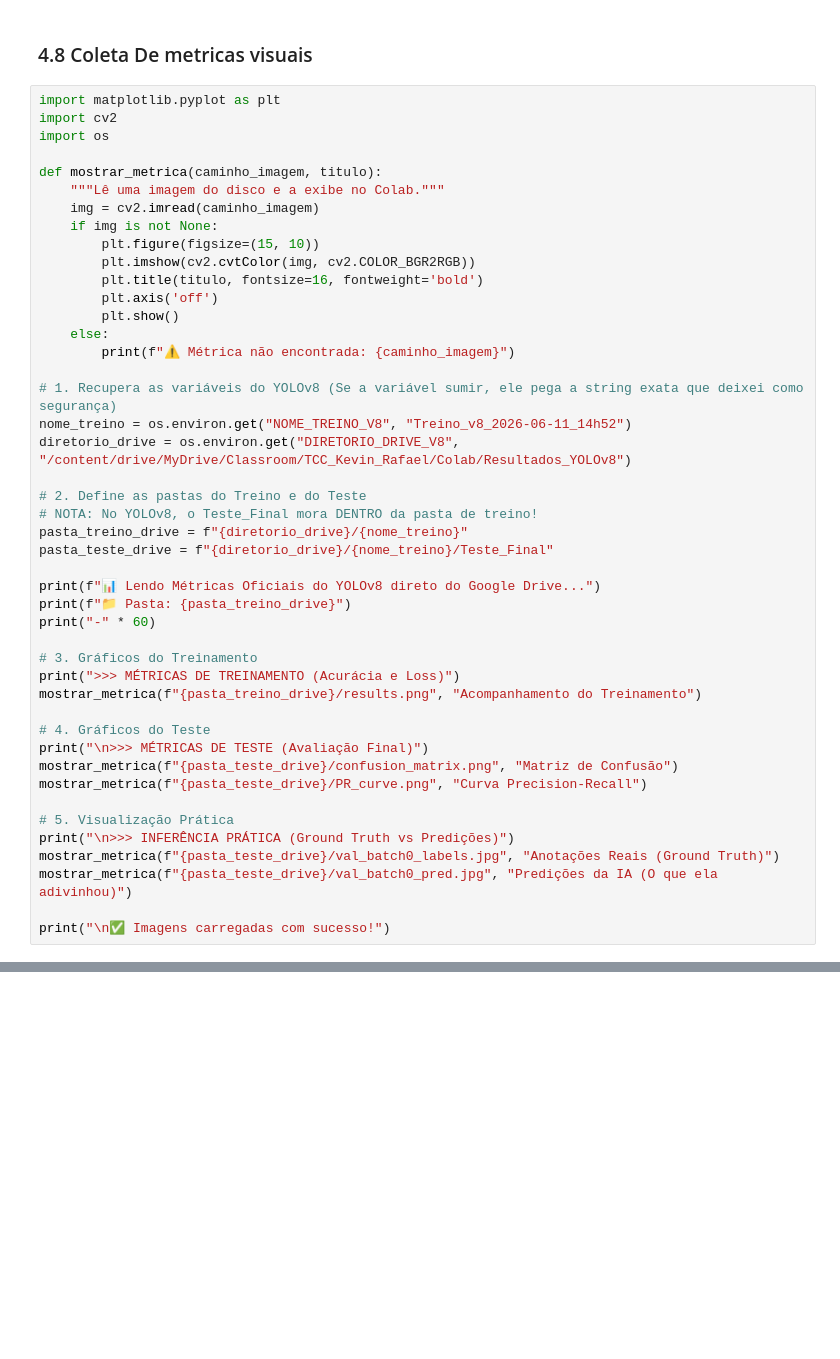
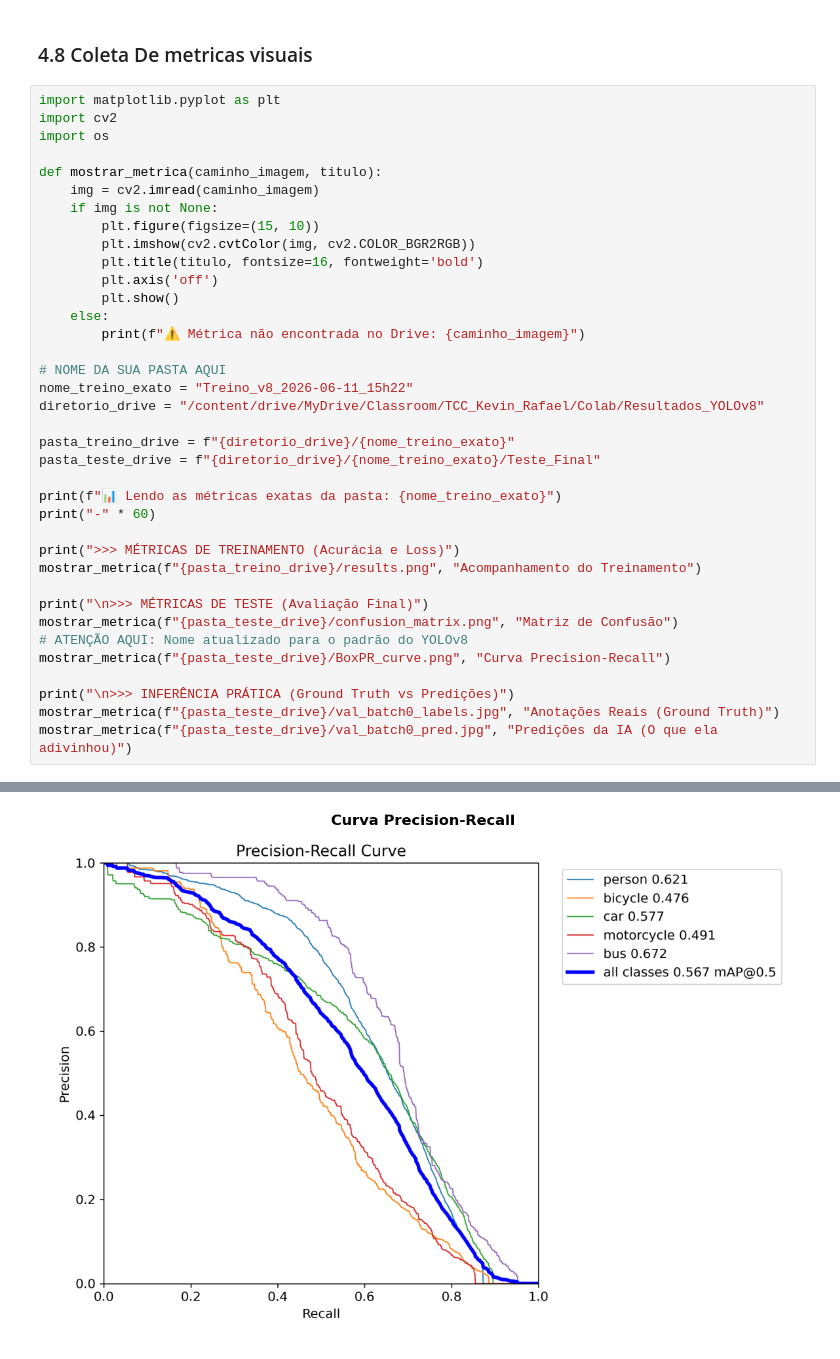
Before and after one commit to ANN-CNN/CNNs, a Jupyter notebook: Yolo8.ipynb, the cells around one changed output, grey strips where cells are left out. Drawn from its saved outputs; the diff is of its cells as text; blank space fills up the shorter version.

```diff
--- a/Yolo8.ipynb
+++ b/Yolo8.ipynb
@@ -168,7 +168,6 @@ import cv2
 import os
 
 def mostrar_metrica(caminho_imagem, titulo):
-    """Lê uma imagem do disco e a exibe no Colab."""
     img = cv2.imread(caminho_imagem)
     if img is not None:
         plt.figure(figsize=(15, 10))
@@ -177,34 +176,27 @@ def mostrar_metrica(caminho_imagem, titulo):
         plt.axis('off')
         plt.show()
     else:
-        print(f"⚠️ Métrica não encontrada: {caminho_imagem}")
+        print(f"⚠️ Métrica não encontrada no Drive: {caminho_imagem}")
 
-# 1. Recupera as variáveis do YOLOv8 (Se a variável sumir, ele pega a string exata que deixei como segurança)
-nome_treino = os.environ.get("NOME_TREINO_V8", "Treino_v8_2026-06-11_14h52")
-diretorio_drive = os.environ.get("DIRETORIO_DRIVE_V8", "/content/drive/MyDrive/Classroom/TCC_Kevin_Rafael/Colab/Resultados_YOLOv8")
+# NOME DA SUA PASTA AQUI
+nome_treino_exato = "Treino_v8_2026-06-11_15h22"
+diretorio_drive = "/content/drive/MyDrive/Classroom/TCC_Kevin_Rafael/Colab/Resultados_YOLOv8"
 
-# 2. Define as pastas do Treino e do Teste
-# NOTA: No YOLOv8, o Teste_Final mora DENTRO da pasta de treino!
-pasta_treino_drive = f"{diretorio_drive}/{nome_treino}"
-pasta_teste_drive = f"{diretorio_drive}/{nome_treino}/Teste_Final"
+pasta_treino_drive = f"{diretorio_drive}/{nome_treino_exato}"
+pasta_teste_drive = f"{diretorio_drive}/{nome_treino_exato}/Teste_Final"
 
-print(f"📊 Lendo Métricas Oficiais do YOLOv8 direto do Google Drive...")
-print(f"📁 Pasta: {pasta_treino_drive}")
+print(f"📊 Lendo as métricas exatas da pasta: {nome_treino_exato}")
 print("-" * 60)
 
-# 3. Gráficos do Treinamento
 print(">>> MÉTRICAS DE TREINAMENTO (Acurácia e Loss)")
 mostrar_metrica(f"{pasta_treino_drive}/results.png", "Acompanhamento do Treinamento")
 
-# 4. Gráficos do Teste
 print("\n>>> MÉTRICAS DE TESTE (Avaliação Final)")
 mostrar_metrica(f"{pasta_teste_drive}/confusion_matrix.png", "Matriz de Confusão")
-mostrar_metrica(f"{pasta_teste_drive}/PR_curve.png", "Curva Precision-Recall")
+# ATENÇÃO AQUI: Nome atualizado para o padrão do YOLOv8
+mostrar_metrica(f"{pasta_teste_drive}/BoxPR_curve.png", "Curva Precision-Recall")
 
-# 5. Visualização Prática
 print("\n>>> INFERÊNCIA PRÁTICA (Ground Truth vs Predições)")
 mostrar_metrica(f"{pasta_teste_drive}/val_batch0_labels.jpg", "Anotações Reais (Ground Truth)")
 mostrar_metrica(f"{pasta_teste_drive}/val_batch0_pred.jpg", "Predições da IA (O que ela adivinhou)")
-
-print("\n✅ Imagens carregadas com sucesso!")
 # %% [output]
@@ -213,5 +204,6 @@ print("\n✅ Imagens carregadas com sucesso!")
 ------------------------------------------------------------
 >>> MÉTRICAS DE TREINAMENTO (Acurácia e Loss)
 [figure]
 >>> MÉTRICAS DE TESTE (Avaliação Final)
 [figure]
+[figure, new version]
```
Also changed, not shown: parts of 5 cells of this notebook.
